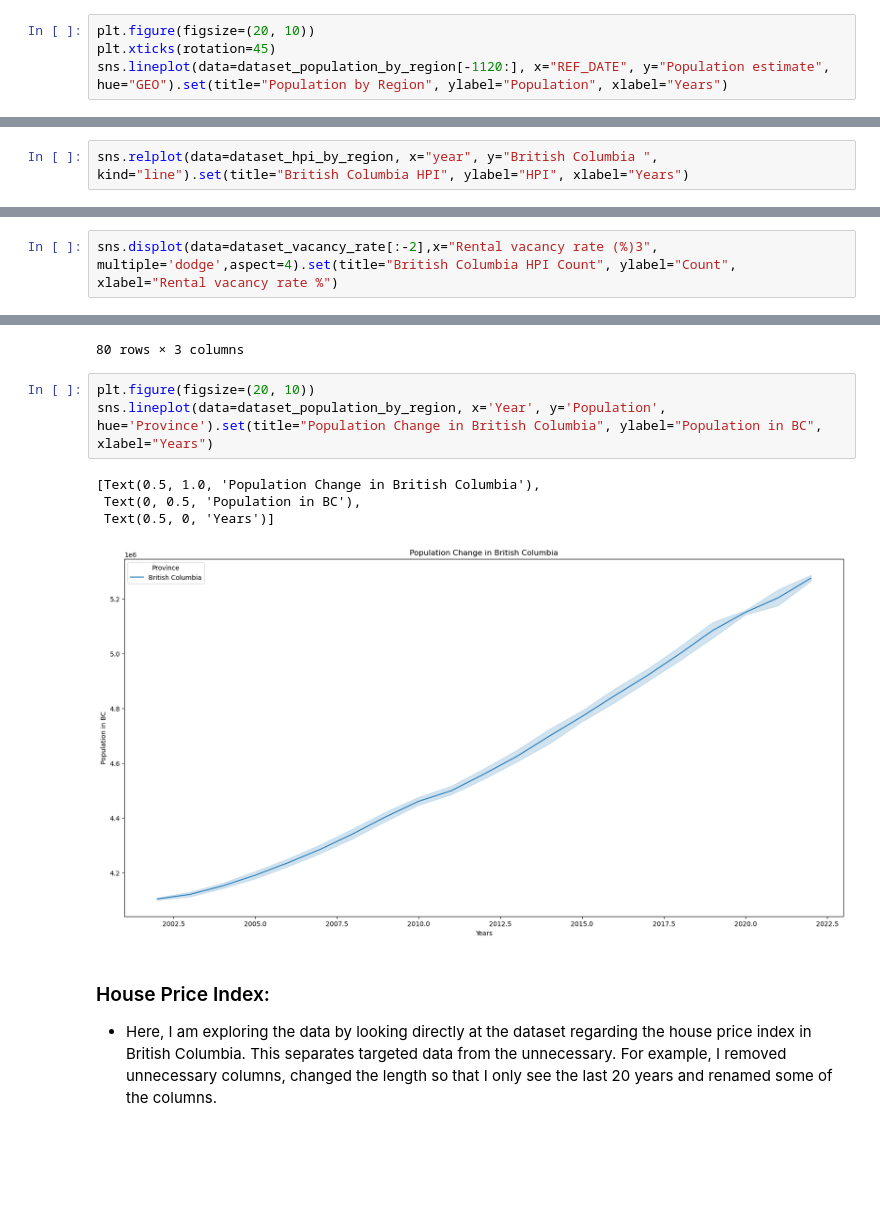
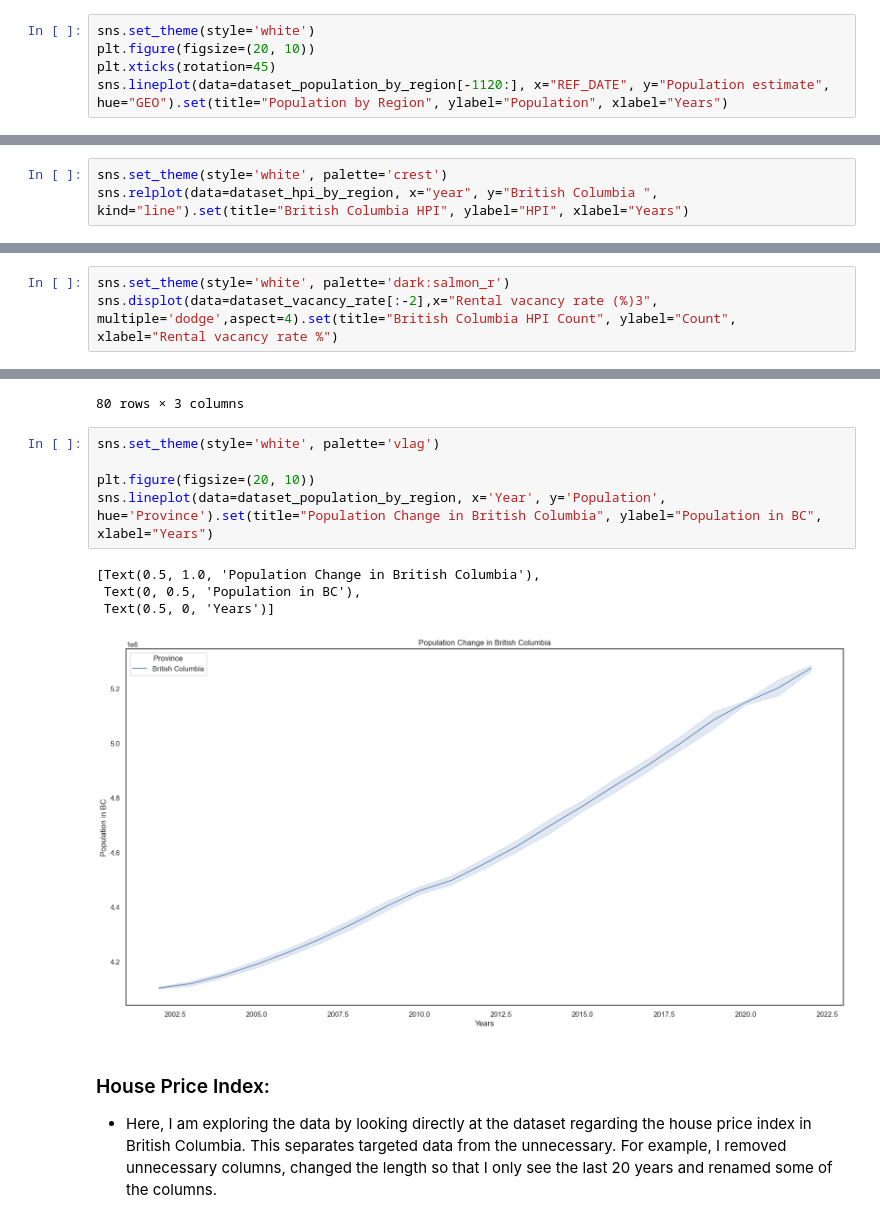
Before and after one commit to ubco-W2022T1-cosc301/group13, a Jupyter notebook: notebooks/analysis2.ipynb, the cells around one changed output, grey strips where cells are left out. Drawn from its saved outputs; the diff is of its cells as text; blank space fills up the shorter version.

```diff
--- a/notebooks/analysis2.ipynb
+++ b/notebooks/analysis2.ipynb
@@ -103,6 +103,7 @@ array(['Canada', 'Newfoundland and Labrador', 'Prince Edward Island',
 
 I chose this type of plot because I wanted to see the overall population growth trend in all the provinces. After looking at the output of this data, which I already had to decrease because it goes all the way to the 1950s, I realised that to see more of the upsloping trend, I will need to reduce the number of years that I will be using in data analysis.
 # %%
+sns.set_theme(style='white')
 plt.figure(figsize=(20, 10))
 plt.xticks(rotation=45)
 sns.lineplot(data=dataset_population_by_region[-1120:], x="REF_DATE", y="Population estimate", hue="GEO").set(title="Population by Region", ylabel="Population", xlabel="Years")
@@ -116,6 +117,7 @@ sns.lineplot(data=dataset_population_by_region[-1120:], x="REF_DATE", y="Populat
 
 I chose this particular graph because I want to see the 'house price index' of only British Columbia and how it has changed over the years. It will be useful to see all the trends and whether they increase with time or decrease with time for my data analysis. This data also goes too far in time that I am not interested in, so in my analysis, I will have to clean up the data to get more recent results.
 # %%
+sns.set_theme(style='white', palette='crest')
 sns.relplot(data=dataset_hpi_by_region, x="year", y="British Columbia ", kind="line").set(title="British Columbia HPI", ylabel="HPI", xlabel="Years")
 # %% [output]
 <seaborn.axisgrid.FacetGrid>
@@ -123,6 +125,7 @@ sns.relplot(data=dataset_hpi_by_region, x="year", y="British Columbia ", kind="l
 # %% [markdown]
 - Graph 3:
 # %%
+sns.set_theme(style='white', palette='dark:salmon_r')
 sns.displot(data=dataset_vacancy_rate[:-2],x="Rental vacancy rate (%)3", multiple='dodge',aspect=4).set(title="British Columbia HPI Count", ylabel="Count", xlabel="Rental vacancy rate %")
 # %% [output]
 <seaborn.axisgrid.FacetGrid>
@@ -169,13 +172,15 @@ dataset_population_by_region
 | 283 | 2022 | British Columbia | 5286528 |
 80 rows × 3 columns
 # %%
+sns.set_theme(style='white', palette='vlag')
+
 plt.figure(figsize=(20, 10))
 sns.lineplot(data=dataset_population_by_region, x='Year', y='Population', hue='Province').set(title="Population Change in British Columbia", ylabel="Population in BC", xlabel="Years")
 # %% [output]
 [Text(0.5, 1.0, 'Population Change in British Columbia'),
  Text(0, 0.5, 'Population in BC'),
  Text(0.5, 0, 'Years')]
-[figure, old version]
+[figure, new version]
 # %% [markdown]
 ### House Price Index:
 
```
Also changed, not shown: parts of 12 cells of this notebook, 8 other files.
